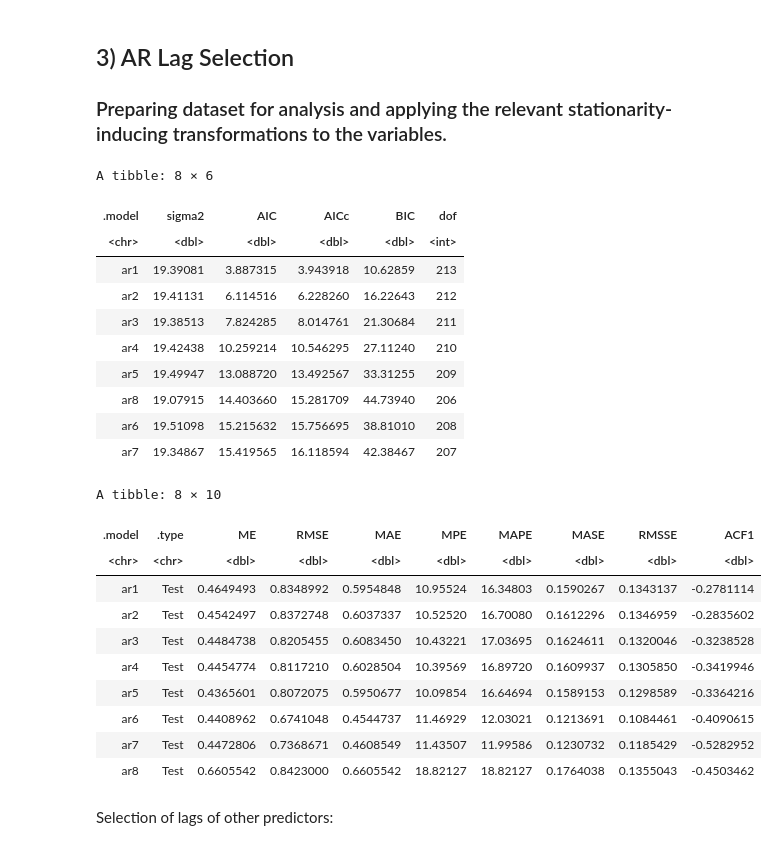
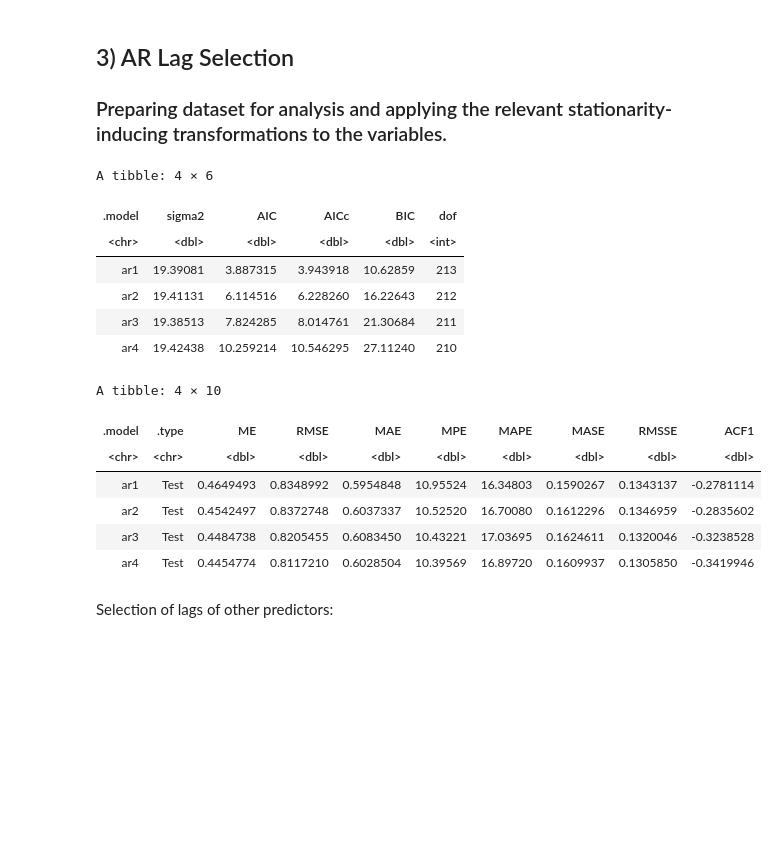
Before and after one commit to jack-gin/databustersteam33, a Jupyter notebook: NUS_DSESC_DATABUSTERS_33.ipynb, the cells around one changed output. Cells and saved outputs as stored; diff of their text form; code cells hidden in the pictures; blank space fills up the shorter version.

```diff
--- a/NUS_DSESC_DATABUSTERS_33.ipynb
+++ b/NUS_DSESC_DATABUSTERS_33.ipynb
@@ -42,16 +42,16 @@ Loading required package: fabletools
 data = read.csv("https://raw.githubusercontent.com/dsesc-acads/Databusters/refs/heads/main/Quarterly%20Data.csv")
 data = data[-c(1:38),]
 data <- data %>%
-  dplyr::select('sasdate', "GDPC1", 'GS10TB3Mx', 'CLAIMSx', 'ANDENOx', 'UMCSENTx') %>%
+  dplyr::select('sasdate', "GDPC1", 'GS10TB3Mx', 'CLAIMSx', 'ANDENOx', 'UMCSENTx', 'HOUST') %>%
   mutate(sasdate = yearquarter(sasdate))
-transformed <- fred_transform(data[,-1], type=c('fred_qd'), codes=c(5,1,5,5,2))
+transformed <- fred_transform(data[,-1], type=c('fred_qd'), codes=c(5,1,5,5,2,5))
 transformed <- cbind(data$sasdate[-1], transformed) %>%
   rename(date = 'data$sasdate[-1]') %>%
   mutate(GDPC1 = 4 * GDPC1) %>%
   as_tsibble(index=date)
 
 transformed <- transformed %>%
-  mutate(across(c(GS10TB3Mx, CLAIMSx, ANDENOx, UMCSENTx, GDPC1),
+  mutate(across(c(GS10TB3Mx, CLAIMSx, ANDENOx, UMCSENTx, GDPC1, HOUST),
                  list(lag1 = ~ lag(., 1), lag2 = ~ lag(., 2),lag3 = ~ lag(., 3), lag4 = ~ lag(., 4)),
                  .names = "{col}_{fn}"))
 
@@ -62,43 +62,31 @@ transformed <- transformed[-c(1:4),]
 # %%
 ar_lags <- transformed[1:215,] %>%
   model(ar1 = AR(GDPC1 ~ order(1)),
         ar2 = AR(GDPC1 ~ order(2)),
         ar3 = AR(GDPC1 ~ order(3)),
-        ar4 = AR(GDPC1 ~ order(4)),
-        ar5 = AR(GDPC1 ~ order(5)),
-        ar6 = AR(GDPC1 ~ order(6)),
-        ar7 = AR(GDPC1 ~ order(7)),
-        ar8 = AR(GDPC1 ~ order(8)))
+        ar4 = AR(GDPC1 ~ order(4)))
 
 glance(ar_lags) %>%
   arrange(AIC)
 
 ar_lags %>%
   fabletools::forecast(new_data=transformed[216:219,]) %>%
   accuracy(transformed)
 # %% [output]
-A tibble: 8 × 6
+A tibble: 4 × 6
 | .model | sigma2 | AIC | AICc | BIC | dof |
 | <chr> | <dbl> | <dbl> | <dbl> | <dbl> | <int> |
 | ar1 | 19.39081 | 3.887315 | 3.943918 | 10.62859 | 213 |
 | ar2 | 19.41131 | 6.114516 | 6.228260 | 16.22643 | 212 |
 | ar3 | 19.38513 | 7.824285 | 8.014761 | 21.30684 | 211 |
 | ar4 | 19.42438 | 10.259214 | 10.546295 | 27.11240 | 210 |
-| ar5 | 19.49947 | 13.088720 | 13.492567 | 33.31255 | 209 |
-| ar8 | 19.07915 | 14.403660 | 15.281709 | 44.73940 | 206 |
-| ar6 | 19.51098 | 15.215632 | 15.756695 | 38.81010 | 208 |
-| ar7 | 19.34867 | 15.419565 | 16.118594 | 42.38467 | 207 |
-A tibble: 8 × 10
+A tibble: 4 × 10
 | .model | .type | ME | RMSE | MAE | MPE | MAPE | MASE | RMSSE | ACF1 |
 | <chr> | <chr> | <dbl> | <dbl> | <dbl> | <dbl> | <dbl> | <dbl> | <dbl> | <dbl> |
 | ar1 | Test | 0.4649493 | 0.8348992 | 0.5954848 | 10.95524 | 16.34803 | 0.1590267 | 0.1343137 | -0.2781114 |
 | ar2 | Test | 0.4542497 | 0.8372748 | 0.6037337 | 10.52520 | 16.70080 | 0.1612296 | 0.1346959 | -0.2835602 |
 | ar3 | Test | 0.4484738 | 0.8205455 | 0.6083450 | 10.43221 | 17.03695 | 0.1624611 | 0.1320046 | -0.3238528 |
 | ar4 | Test | 0.4454774 | 0.8117210 | 0.6028504 | 10.39569 | 16.89720 | 0.1609937 | 0.1305850 | -0.3419946 |
-| ar5 | Test | 0.4365601 | 0.8072075 | 0.5950677 | 10.09854 | 16.64694 | 0.1589153 | 0.1298589 | -0.3364216 |
-| ar6 | Test | 0.4408962 | 0.6741048 | 0.4544737 | 11.46929 | 12.03021 | 0.1213691 | 0.1084461 | -0.4090615 |
-| ar7 | Test | 0.4472806 | 0.7368671 | 0.4608549 | 11.43507 | 11.99586 | 0.1230732 | 0.1185429 | -0.5282952 |
-| ar8 | Test | 0.6605542 | 0.8423000 | 0.6605542 | 18.82127 | 18.82127 | 0.1764038 | 0.1355043 | -0.4503462 |
 # %% [markdown]
 Selection of lags of other predictors:
 # %%
```
Also changed, not shown: parts of 8 cells of this notebook.
